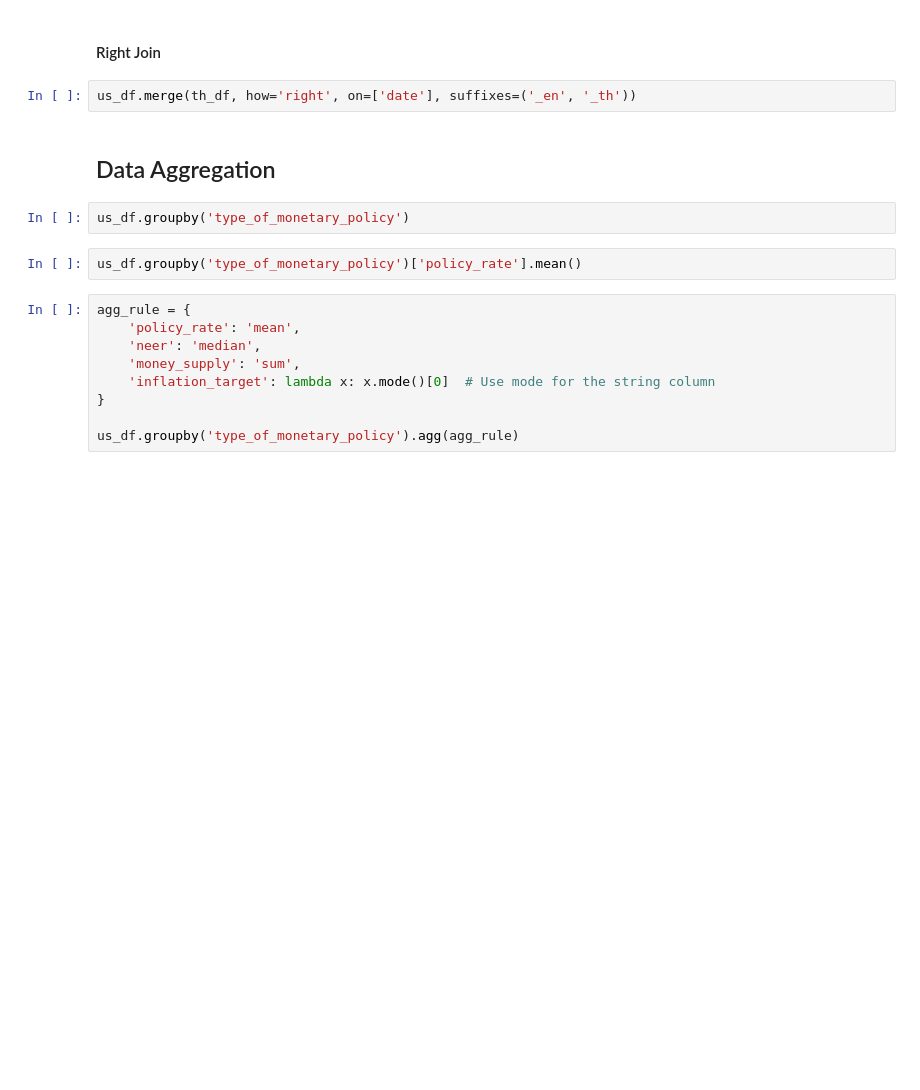
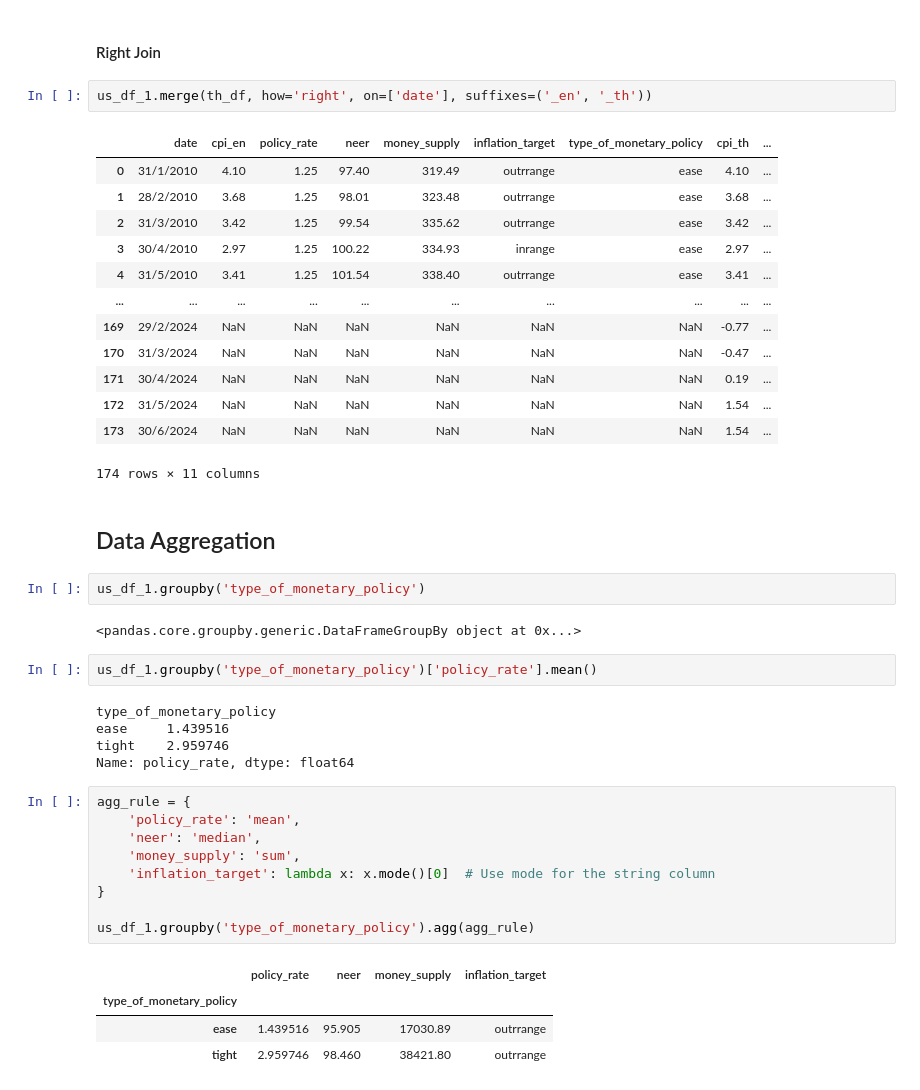
Before and after one commit to neozansr/KMITL-data-science-economic, a Jupyter notebook: lab2DataPreProcessing/data_integration.ipynb, the cells around one changed output. Saved outputs shown, nothing was run; the diff lists cells and outputs as text; blank space fills up the shorter version.

```diff
--- a/lab2DataPreProcessing/data_integration.ipynb
+++ b/lab2DataPreProcessing/data_integration.ipynb
@@ -63,13 +133,34 @@ us_df.merge(th_df, how='left', on=['date'], suffixes=('_en', '_th'))
 # %% [markdown]
 #### Right Join
 # %%
-us_df.merge(th_df, how='right', on=['date'], suffixes=('_en', '_th'))
+us_df_1.merge(th_df, how='right', on=['date'], suffixes=('_en', '_th'))
+# %% [output]
+|  | date | cpi_en | policy_rate | neer | money_supply | inflation_target | type_of_monetary_policy | cpi_th | ... |
+| 0 | 31/1/2010 | 4.10 | 1.25 | 97.40 | 319.49 | outrrange | ease | 4.10 | ... |
+| 1 | 28/2/2010 | 3.68 | 1.25 | 98.01 | 323.48 | outrrange | ease | 3.68 | ... |
+| 2 | 31/3/2010 | 3.42 | 1.25 | 99.54 | 335.62 | outrrange | ease | 3.42 | ... |
+| 3 | 30/4/2010 | 2.97 | 1.25 | 100.22 | 334.93 | inrange | ease | 2.97 | ... |
+| 4 | 31/5/2010 | 3.41 | 1.25 | 101.54 | 338.40 | outrrange | ease | 3.41 | ... |
+| ... | ... | ... | ... | ... | ... | ... | ... | ... | ... |
+| 169 | 29/2/2024 | NaN | NaN | NaN | NaN | NaN | NaN | -0.77 | ... |
+| 170 | 31/3/2024 | NaN | NaN | NaN | NaN | NaN | NaN | -0.47 | ... |
+| 171 | 30/4/2024 | NaN | NaN | NaN | NaN | NaN | NaN | 0.19 | ... |
+| 172 | 31/5/2024 | NaN | NaN | NaN | NaN | NaN | NaN | 1.54 | ... |
+| 173 | 30/6/2024 | NaN | NaN | NaN | NaN | NaN | NaN | 1.54 | ... |
+174 rows × 11 columns
 # %% [markdown]
 ## Data Aggregation
 # %%
-us_df.groupby('type_of_monetary_policy')
+us_df_1.groupby('type_of_monetary_policy')
+# %% [output]
+<pandas.core.groupby.generic.DataFrameGroupBy object at 0x...>
 # %%
-us_df.groupby('type_of_monetary_policy')['policy_rate'].mean()
+us_df_1.groupby('type_of_monetary_policy')['policy_rate'].mean()
+# %% [output]
+type_of_monetary_policy
+ease     1.439516
+tight    2.959746
+Name: policy_rate, dtype: float64
 # %%
 agg_rule = {
     'policy_rate': 'mean',
@@ -78,7 +169,12 @@ agg_rule = {
     'inflation_target': lambda x: x.mode()[0]  # Use mode for the string column
 }
 
-us_df.groupby('type_of_monetary_policy').agg(agg_rule)
+us_df_1.groupby('type_of_monetary_policy').agg(agg_rule)
+# %% [output]
+|  | policy_rate | neer | money_supply | inflation_target |
+| type_of_monetary_policy |  |  |  |  |
+| ease | 1.439516 | 95.905 | 17030.89 | outrrange |
+| tight | 2.959746 | 98.460 | 38421.80 | outrrange |
 # %%
 agg_rule = {
     'policy_rate': 'mean',
```
Also changed, not shown: parts of 31 cells of this notebook, 4 other files.
